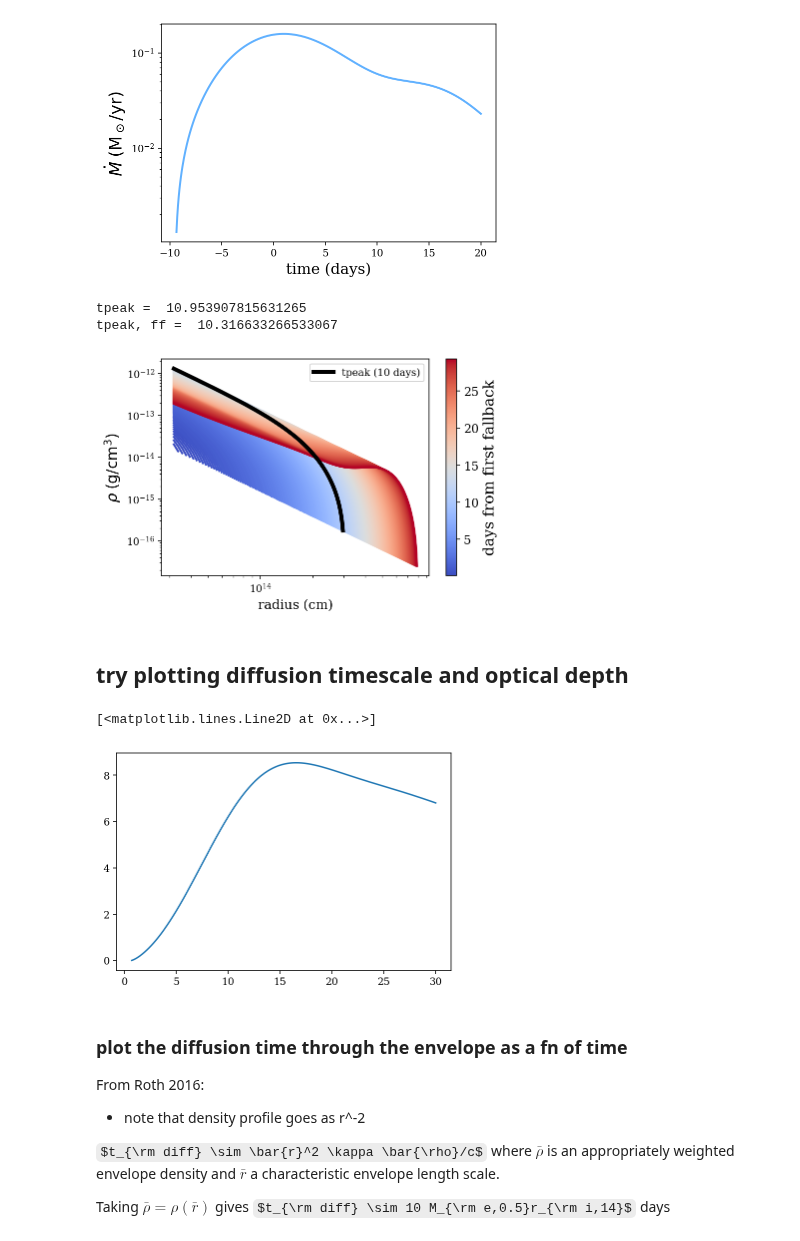
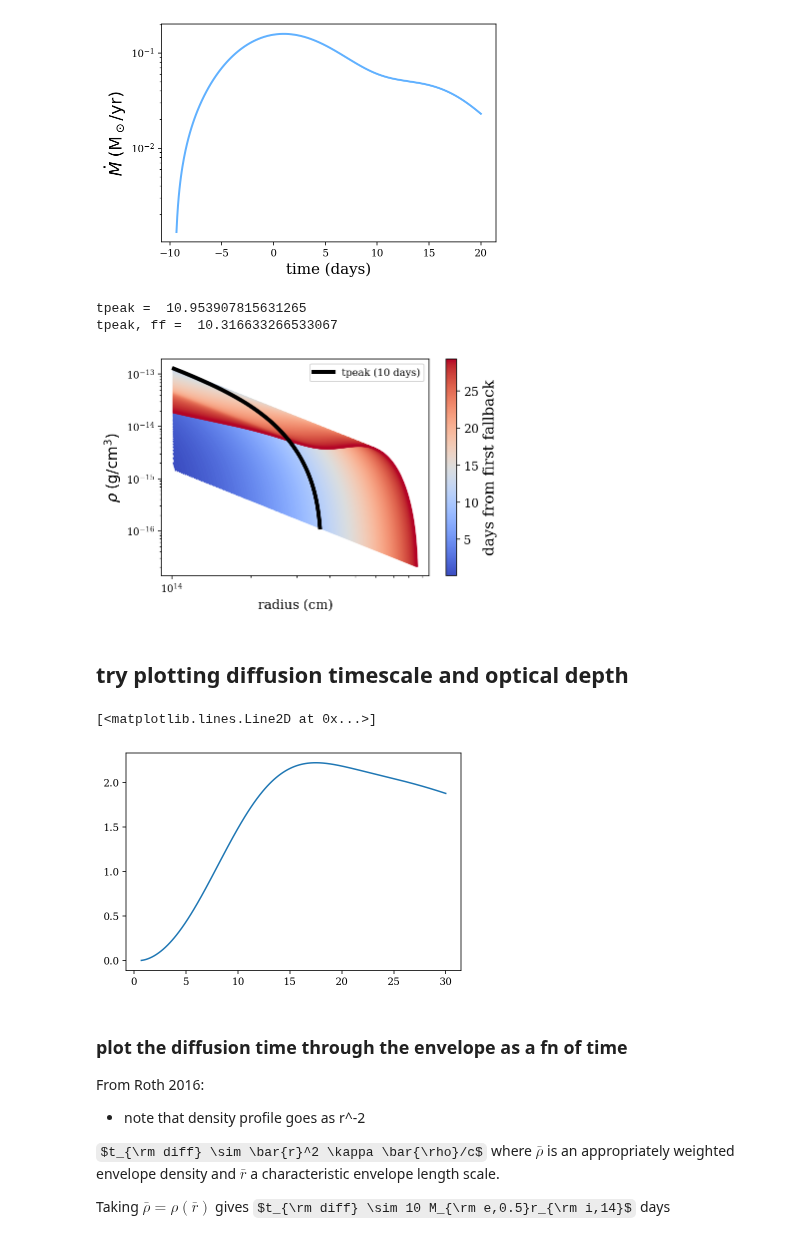
Before and after one commit to slowdivePTG/ASASSN-14ko, a Jupyter notebook: Optical_depth/calculate_opticaldepth.ipynb, the cells around one changed output. Saved outputs shown, nothing was run; the diff lists cells and outputs as text; code cells hidden in the pictures; some formulas as TeX source.

```diff
--- a/Optical_depth/calculate_opticaldepth.ipynb
+++ b/Optical_depth/calculate_opticaldepth.ipynb
@@ -174,7 +174,7 @@ vconst = 0.01 * c.c.cgs.value
 frac_wind = 0.5
 
 # inner radius
-rmin = 3e13  # cm, ~tidal radius
+rmin = 1e14  # cm, ~tidal radius
 
 # black hole mass
 Mh = 7e7
@@ -312,34 +312,34 @@ zorder = 50
 plt.plot(rarr[1:], rhoarr, color = color, linewidth = linewidth, label = label, linestyle = '-')
 
 #plt.plot(rarr[1:], 1e-11*(radiusarr[-1]/radiusarr[-1][0])**(-2.), color = 'red')
 rarr = np.logspace(13, np.log10(1e16))
 for rho in np.logspace(-18,-3, num = 15):
     plt.plot(rarr, rho*(rarr/rarr[0])**(-2), color = 'k', linestyle = '--', linewidth = 0.8)
 
 """
 print('tpeak = ', tpeak / day_cgs)
 print('tpeak, ff = ', tpeak_ff / day_cgs)
 cbar = plt.colorbar(sm)
 plt.setp(cbar.ax.get_yticklabels(), fontsize=12)
 cbar.set_label('days from first fallback', fontsize=15)
 plt.legend(loc=1)
 plt.yscale('log')
 plt.xscale('log')
 #plt.xlim(1e14, 7e15)
 #plt.ylim(6e-17, 1e-12)
 plt.ylabel('$\\rho \\; \\rm (g/cm^3) $', fontsize=15)
 plt.xlabel('radius (cm)', fontsize=13)
 
 if savefig:
     plt.savefig(
         'plots/rho_vs_radius_Mh3e6_mstar1_Me0.5Mdot_vconst0.01c_rmin1e14_1_dashed.pdf',
         bbox_inches='tight',
         transparent=True)
 plt.show()
 # %% [output]
 tpeak =  10.953907815631265
 tpeak, ff =  10.316633266533067
-[figure, old version]
+[figure, new version]
 # %% [markdown]
 ## try plotting diffusion timescale and optical depth
 # %%
@@ -363,7 +363,7 @@ for ri, rarr in enumerate(rarr_alltimes):
 plt.plot(np.array(timesused)/day_cgs, tauarr)
 # %% [output]
 [<matplotlib.lines.Line2D at 0x...>]
-[figure, old version]
+[figure, new version]
 # %% [markdown]
 ###  plot the diffusion time through the envelope as a fn of time
 
```
Also changed, not shown: parts of 5 cells of this notebook, 3 other files.
